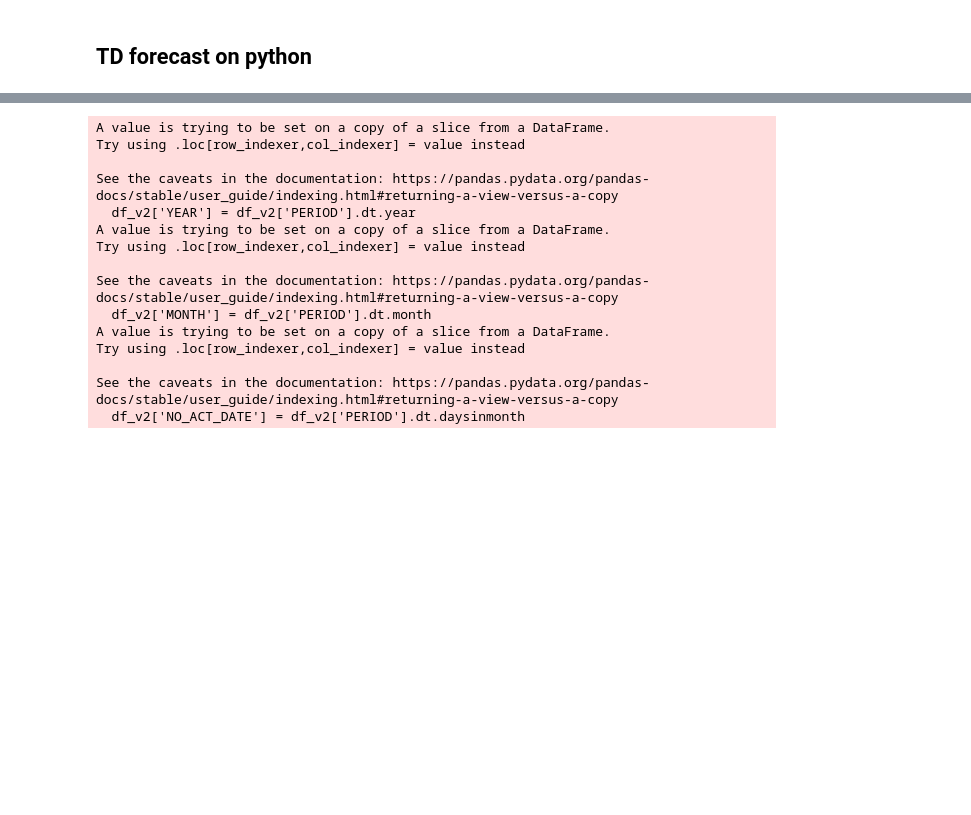
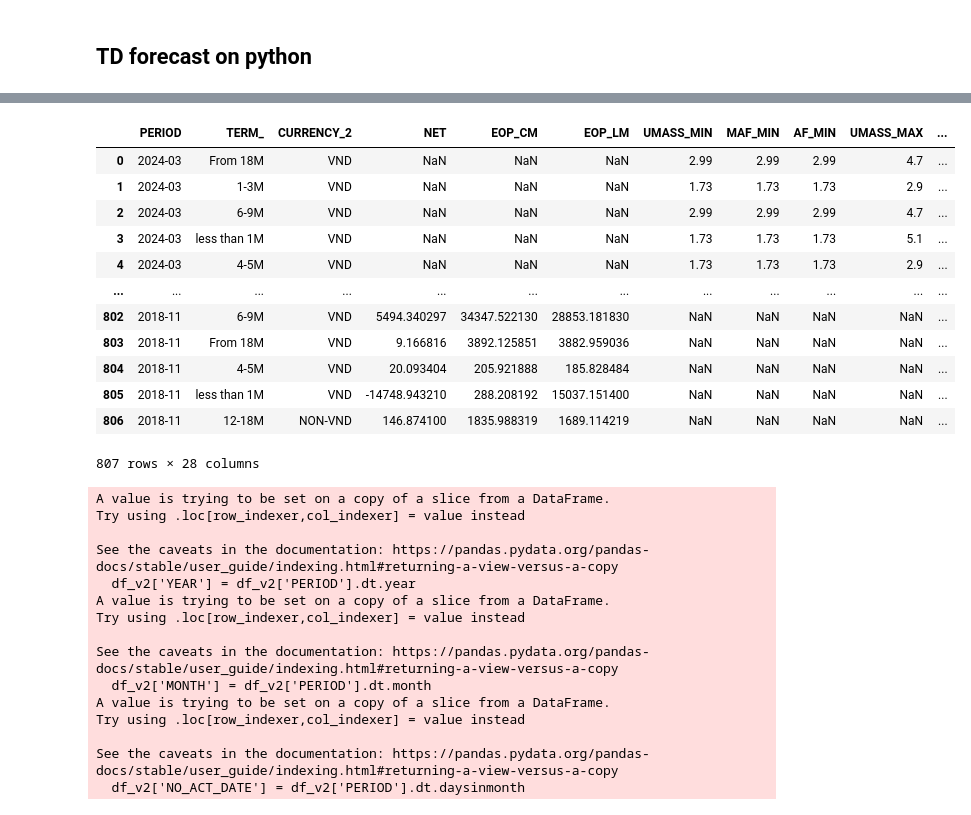
Before and after one commit to Hiienng/Crawling, a Jupyter notebook: TD_Mainmodel2.0_EOP_V8.ipynb, the cells around one changed output, grey strips where cells are left out. Drawn from its saved outputs; the diff is of its cells as text; code cells hidden in the pictures; blank space fills up the shorter version.

```diff
--- a/TD_Mainmodel2.0_EOP_V8.ipynb
+++ b/TD_Mainmodel2.0_EOP_V8.ipynb
@@ -46,3 +43,31 @@ The autoreload extension is already loaded. To reload it, use:
+# %%
+import pandas as pd
+import numpy as np
+
+import xgboost as xgb
+# from sklearn.model_selection import train_test_split, cross_val_score, cross_val_predict
+# from sklearn.metrics import r2_score, mean_squared_error
+# from sklearn.linear_model import LinearRegression
+# from sklearn import model_selection
+
+import pickle
+
+df = pd.read_csv(r'C:\Users\admin\Desktop\Github\Crawling\Dummy.csv')
+df
+# %% [output]
+|  | PERIOD | TERM_ | CURRENCY_2 | NET | EOP_CM | EOP_LM | UMASS_MIN | MAF_MIN | AF_MIN | UMASS_MAX | ... |
+| 0 | 2024-03 | From 18M | VND | NaN | NaN | NaN | 2.99 | 2.99 | 2.99 | 4.7 | ... |
+| 1 | 2024-03 | 1-3M | VND | NaN | NaN | NaN | 1.73 | 1.73 | 1.73 | 2.9 | ... |
+| 2 | 2024-03 | 6-9M | VND | NaN | NaN | NaN | 2.99 | 2.99 | 2.99 | 4.7 | ... |
+| 3 | 2024-03 | less than 1M | VND | NaN | NaN | NaN | 1.73 | 1.73 | 1.73 | 5.1 | ... |
+| 4 | 2024-03 | 4-5M | VND | NaN | NaN | NaN | 1.73 | 1.73 | 1.73 | 2.9 | ... |
+| ... | ... | ... | ... | ... | ... | ... | ... | ... | ... | ... | ... |
+| 802 | 2018-11 | 6-9M | VND | 5494.340297 | 34347.522130 | 28853.181830 | NaN | NaN | NaN | NaN | ... |
+| 803 | 2018-11 | From 18M | VND | 9.166816 | 3892.125851 | 3882.959036 | NaN | NaN | NaN | NaN | ... |
+| 804 | 2018-11 | 4-5M | VND | 20.093404 | 205.921888 | 185.828484 | NaN | NaN | NaN | NaN | ... |
+| 805 | 2018-11 | less than 1M | VND | -14748.943210 | 288.208192 | 15037.151400 | NaN | NaN | NaN | NaN | ... |
+| 806 | 2018-11 | 12-18M | NON-VND | 146.874100 | 1835.988319 | 1689.114219 | NaN | NaN | NaN | NaN | ... |
+807 rows × 28 columns
 # %%
 df['PERIOD'] = pd.to_datetime(df['PERIOD'])
 df_v2 = df
```
Also changed, not shown: parts of 13 cells of this notebook, 6 other files.
